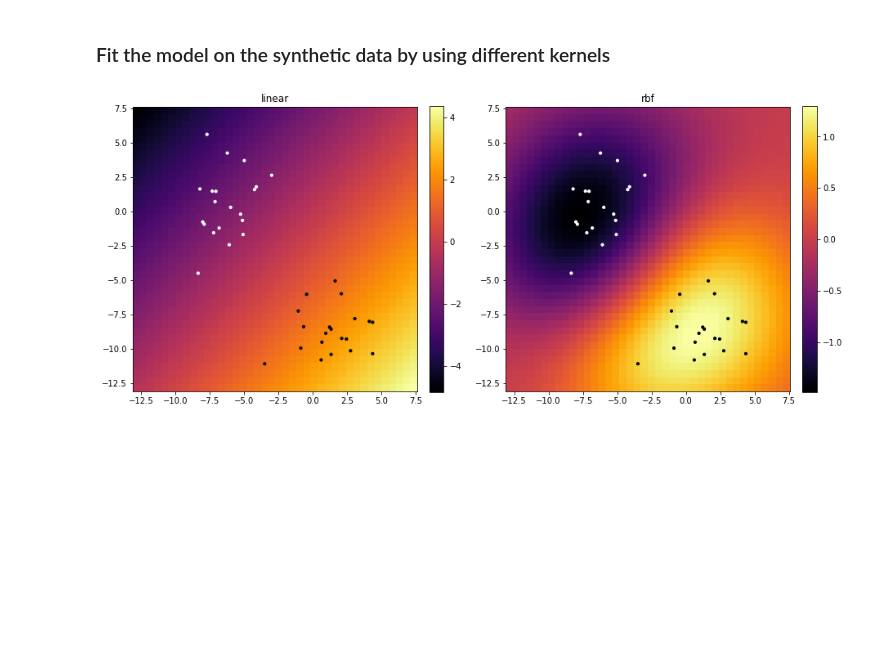
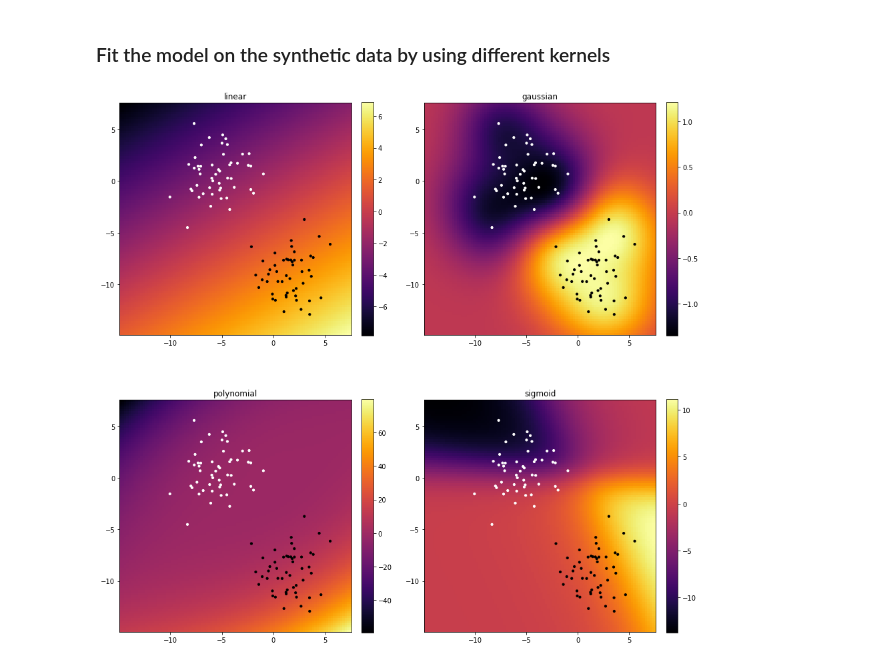
Before and after one commit to agaz1985/ado, a Jupyter notebook: examples/python/svm_synthetic_data.ipynb, the cells around one changed output. Drawn from its saved outputs; the diff is of its cells as text; code cells hidden in the pictures; blank space fills up the shorter version.

Commit message:
Added more SVM kernels. Updated examples.

```diff
--- a/examples/python/svm_synthetic_data.ipynb
+++ b/examples/python/svm_synthetic_data.ipynb
@@ -19,10 +19,10 @@ from ado import SVM
 # %% [markdown]
 ### Generate synthetic data
 # %%
-# Create a synthetic dataset made by two clusters of 40 data points in total,
-# with 20 data points having label 1 and 20 data points having label -1.
+# Create a synthetic dataset made by two clusters of 100 data points in total,
+# with 50 data points having label 1 and 50 data points having label -1.
 
-n_samples = 40
+n_samples = 100
 X, y = make_blobs(n_samples=n_samples, centers=2,
                   random_state=seed, cluster_std=2.0)
 y[y == 0] = -1
@@ -30,35 +30,39 @@ y[y == 0] = -1
 ### Fit the model on the synthetic data by using different kernels
 # %%
 # Define the two types of kernel: linear and radial basis function.
-kernel_list = ["linear", "rbf"]
+kernel_params = {"linear":{"kernel":"polynomial", "alpha":1.0, "bias":0.0, "degree":1.0},
+               "gaussian":{"kernel":"rbf","sigma": 3.0},
+               "polynomial":{"kernel":"polynomial","alpha":1.0, "bias":0.5, "degree":3.0},
+               "sigmoid":{"kernel":"sigmoid","alpha":0.05, "bias":0.1}}
 
-plt.figure(figsize=(15,10))
+plt.figure(figsize=(15,15))
 
-for idx, k_type in enumerate(kernel_list):
-    plt.subplot(1, 2, idx + 1)
-    plt.title(str(k_type))
+for idx, k_info in enumerate(kernel_params.items()):
+    k_name, k_params = k_info
+    plt.subplot(2, 2, idx + 1)
+    plt.title(f"{k_name}")
 
     # Fit the SVM on the synthetic data.
-    model = SVM(C=1.0, tol=1e-4, kernel=k_type, max_steps=1000, seed=seed, sigma=5)
+    model = SVM(C=1.0, tol=1e-3, max_steps=100, seed=seed, **k_params)
     model.fit(X, y)
 
     # Create a a grid of data points on which running inference in order to obtain
     # a dense decision plane.
     margin = 2
     k = np.linspace(np.min(X) - margin, np.max(X) + margin, num=n_samples)
     xx, yy = np.meshgrid(k, k)
     K = np.stack([xx.flatten(), yy.flatten()], axis=1)
 
     # Run inference on the grid.
     M = model.decision_function(K).reshape((len(k), len(k)))
 
     plt.imshow(M, extent=[np.min(X) - margin, np.max(X) + margin, np.min(X) - margin, np.max(X) + margin],
                origin='lower',
                cmap='inferno')
     plt.colorbar(fraction=0.046, pad=0.04)
     plt.scatter(X[:, 0], X[:, 1], c=y, s=10, cmap='gist_yarg')
 
 
 plt.show()
 # %% [output]
-[figure, old version]
+[figure, new version]
```
Also changed, not shown: 12 other files.
